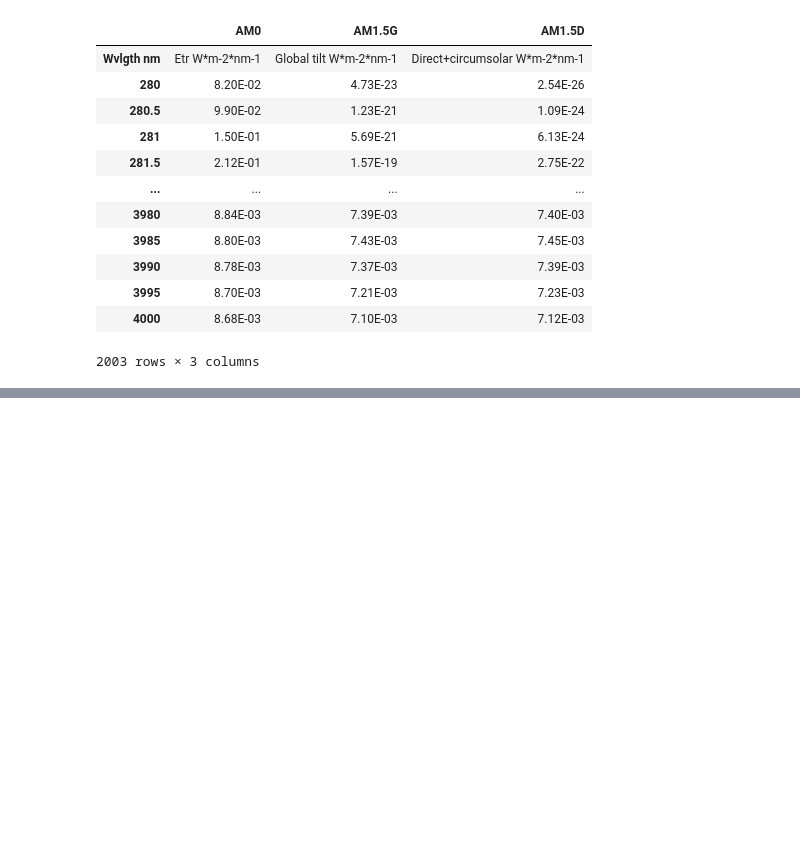
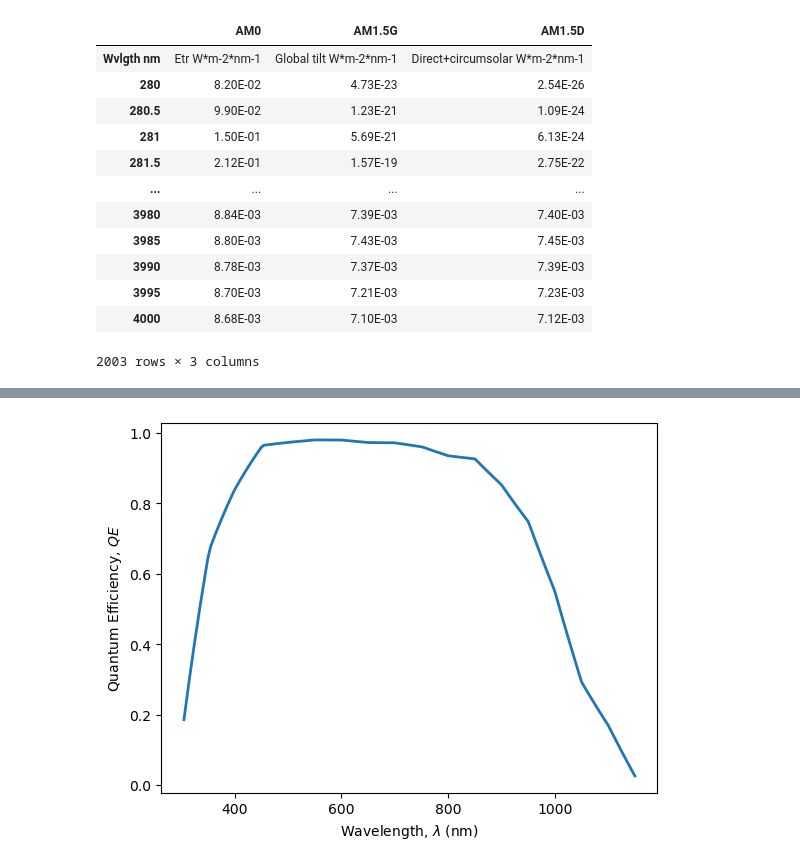
Before and after one commit to martavp/pv-textbook, a Jupyter notebook: Problems/Chapter_03/Problem3.6.ipynb, the cells around one changed output, grey strips where cells are left out. Cells and saved outputs as stored; diff of their text form; code cells hidden in the pictures; blank space fills up the shorter version.

```diff
--- a/Problems/Chapter_03/Problem3.6.ipynb
+++ b/Problems/Chapter_03/Problem3.6.ipynb
@@ -82,0 +76,3 @@ df['V_max']=np.round(0.75*df.index,1)
+# %%
+QE = pd.read_csv('data/QE_Silicon.csv', index_col=0, header=0)
+QE
@@ -82,0 +114,7 @@ df['V_max']=np.round(0.75*df.index,1)
+# %%
+plt.plot(QE,
+         linewidth=2)
+plt.ylabel('Quantum Efficiency, $QE$')
+plt.xlabel('Wavelength, $\lambda$ (nm)');
+# %% [output]
+[figure, added]
```
Also changed, not shown: parts of 33 cells of this notebook, 2 other files.
